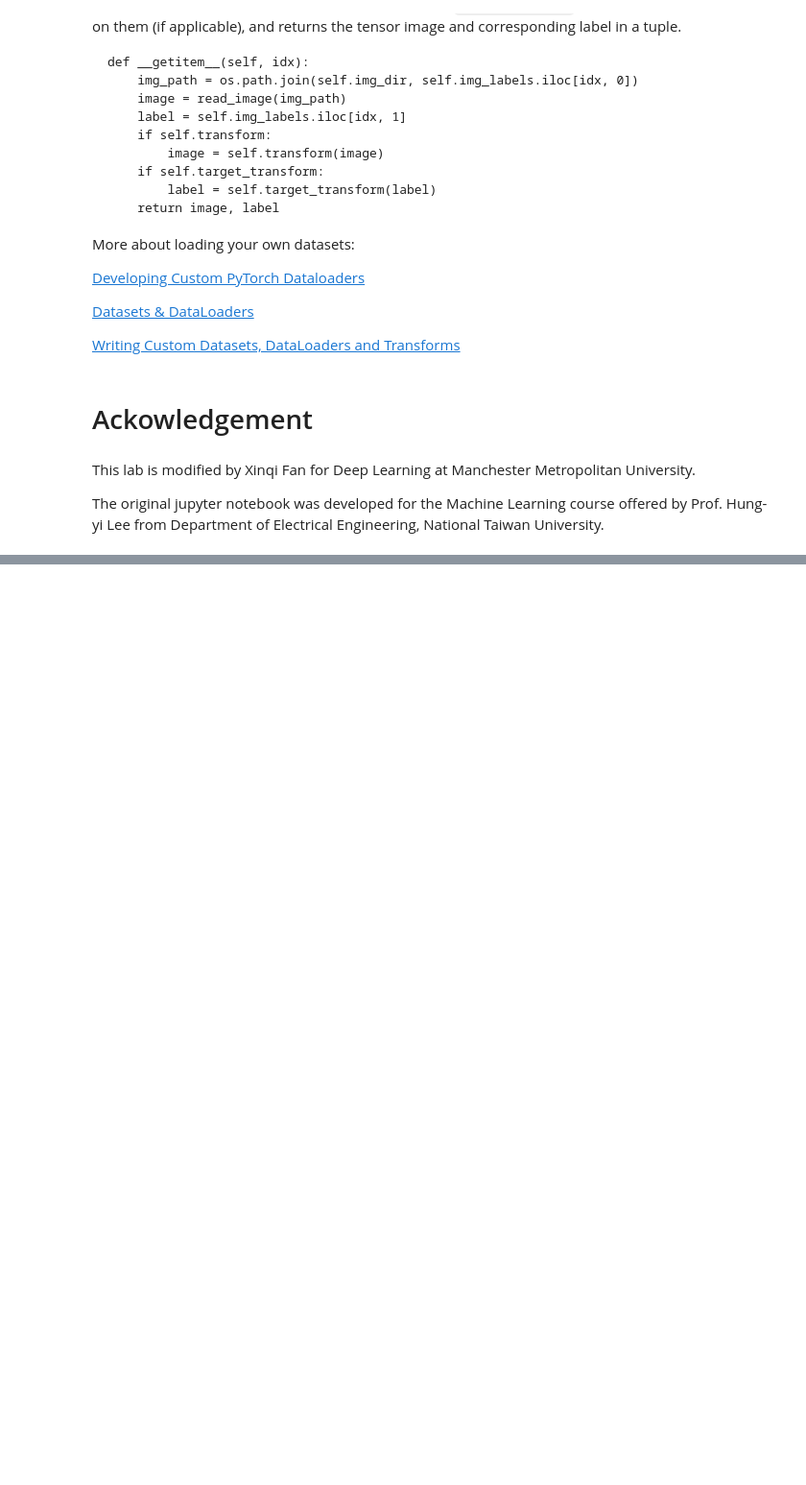
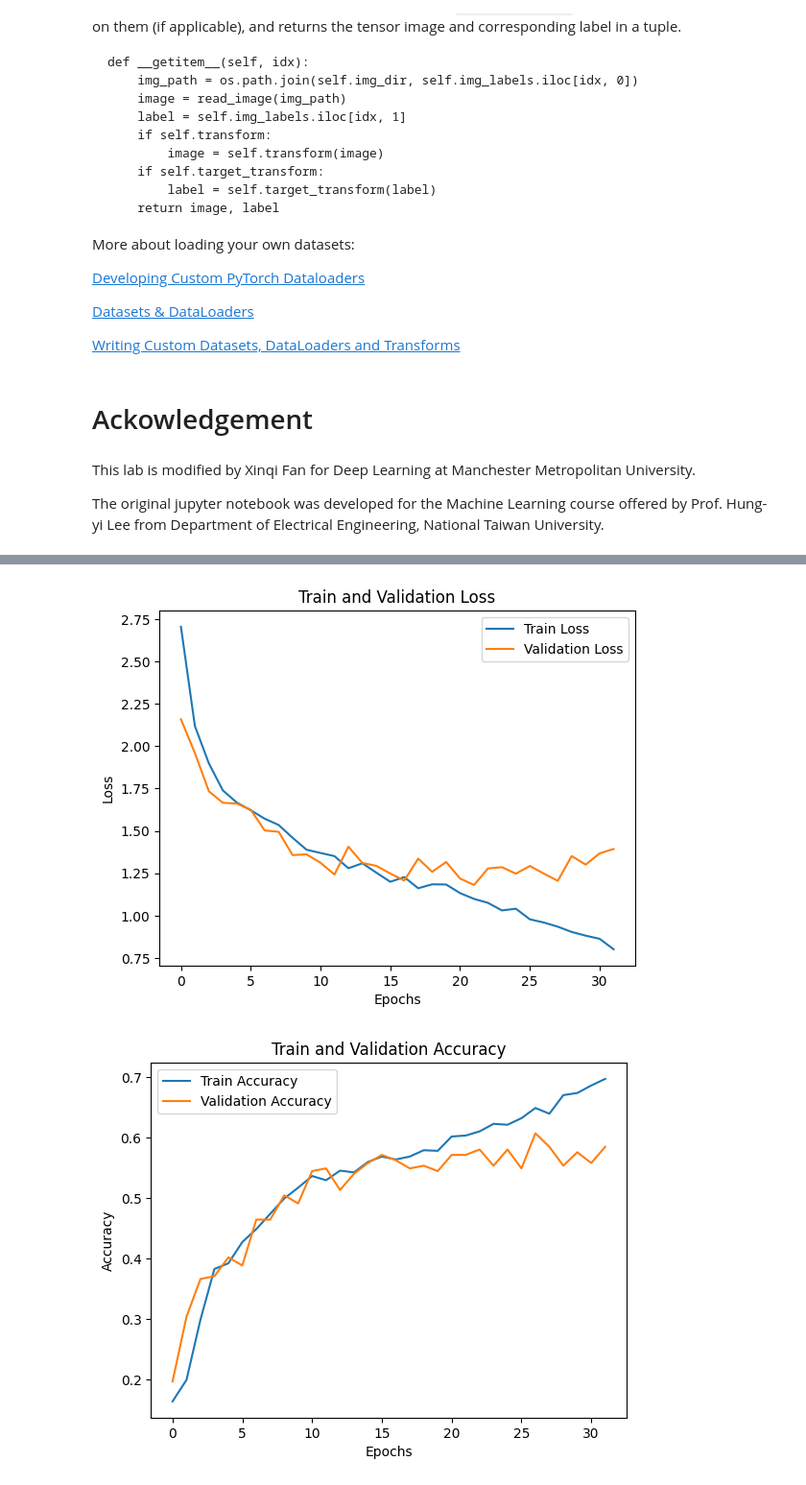
Before and after one commit to peteray-dev/Skin-Lesion-Clf-Det, a Jupyter notebook: Skin_Cancer.ipynb, the cells around one changed output, grey strips where cells are left out. Shown at 96% size. Saved outputs shown, nothing was run; the diff lists cells and outputs as text; code cells hidden in the pictures; blank space fills up the shorter version.

```diff
--- a/Skin_Cancer.ipynb
+++ b/Skin_Cancer.ipynb
@@ -634,0 +635,23 @@ The original jupyter notebook was developed for the Machine Learning course offe
+# %%
+model = torchvision.models.vgg19()
+model = model.to(device)
+# %%
+# For the classification task, we use cross-entropy as the measurement of performance.
+criterion = nn.CrossEntropyLoss()
+
+# Initialize optimizer, you may fine-tune some hyperparameters such as learning rate on your own.
+optimizer = torch.optim.Adam(model.parameters(), lr=0.0001)
+# %%
+class EarlyStopping:
+    def __init__(self, tolerance=5, min_delta=0):
+
+        self.tolerance = tolerance
+        self.min_delta = min_delta
+        self.counter = 0
+        self.early_stop = False
+
+    def __call__(self, train_loss, validation_loss):
+        if (validation_loss - train_loss) > self.min_delta:
+            self.counter +=1
+            if self.counter >= self.tolerance:
+                self.early_stop = True
@@ -634,0 +780,23 @@ The original jupyter notebook was developed for the Machine Learning course offe
+# %%
+# Plotting the loss curves
+plt.figure()
+plt.plot(train_loss_epochs, label='Train Loss')
+plt.plot(valid_loss_epochs, label='Validation Loss')
+plt.xlabel('Epochs')
+plt.ylabel('Loss')
+plt.title('Train and Validation Loss')
+plt.legend()
+plt.show()
+
+# Plotting the accuracy curves
+plt.figure()
+plt.plot(train_acc_epochs, label='Train Accuracy')
+plt.plot(valid_acc_epochs, label='Validation Accuracy')
+plt.xlabel('Epochs')
+plt.ylabel('Accuracy')
+plt.title('Train and Validation Accuracy')
+plt.legend()
+plt.show()
+# %% [output]
+[figure, added]
+[figure, added]
```
Also changed, not shown: parts of 7 cells of this notebook.
